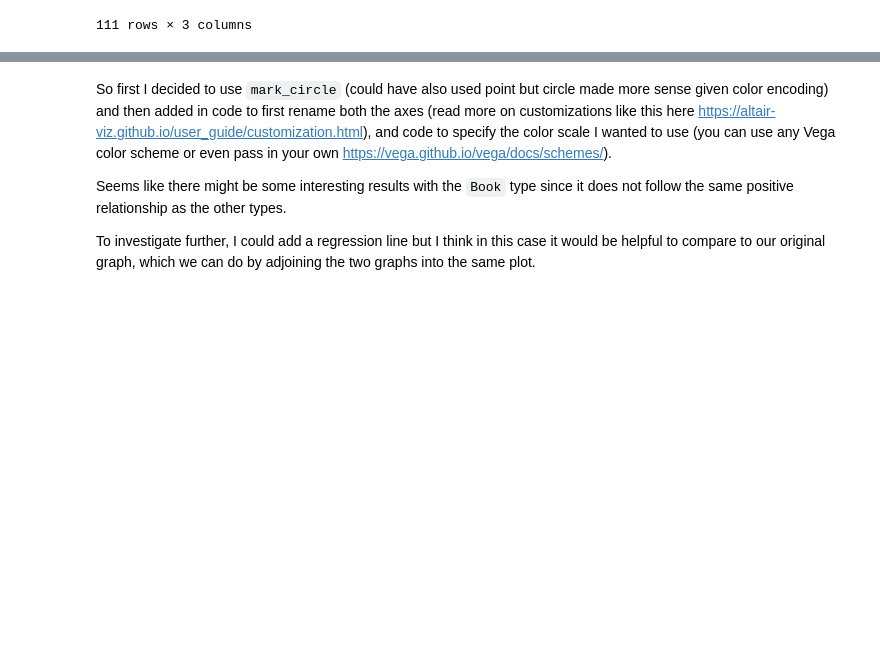
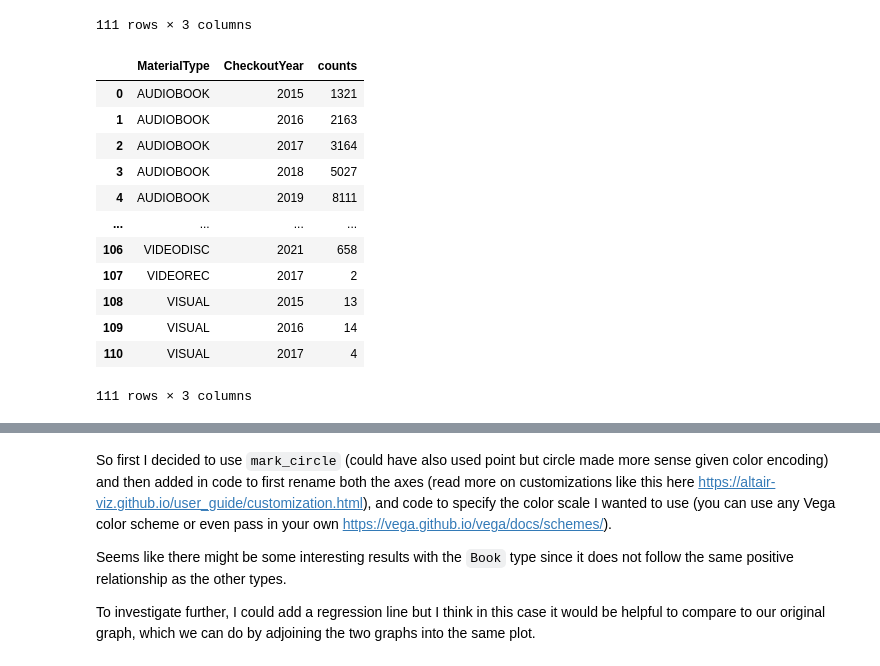
Before and after one commit to ZoeLeBlanc/visualizing_humanities_data_workshop, a Jupyter notebook: Introduction to the Grammar of Graphics and Text Analysis.ipynb, the cells around one changed output, grey strips where cells are left out. Saved outputs shown, nothing was run; the diff lists cells and outputs as text; code cells hidden in the pictures; blank space fills up the shorter version.

```diff
--- a/Introduction to the Grammar of Graphics and Text Analysis.ipynb
+++ b/Introduction to the Grammar of Graphics and Text Analysis.ipynb
@@ -115,6 +116,22 @@ seattle_checkouts
 # Now with this data we could make another bar chart but first the goal was to use something different than bar and second it won't be well suited to the relationship between frequency and availability
 # %%
 # Could we use seattle_material_grouped? How would we use the two dataframes together (hint https://pandas.pydata.org/pandas-docs/stable/user_guide/merging.html)?
+seattle_material_grouped = seattle_df.groupby(['MaterialType', 'CheckoutYear']).size().reset_index(name='counts')
+seattle_material_grouped
+# %% [output]
+|  | MaterialType | CheckoutYear | counts |
+| 0 | AUDIOBOOK | 2015 | 1321 |
+| 1 | AUDIOBOOK | 2016 | 2163 |
+| 2 | AUDIOBOOK | 2017 | 3164 |
+| 3 | AUDIOBOOK | 2018 | 5027 |
+| 4 | AUDIOBOOK | 2019 | 8111 |
+| ... | ... | ... | ... |
+| 106 | VIDEODISC | 2021 | 658 |
+| 107 | VIDEOREC | 2017 | 2 |
+| 108 | VISUAL | 2015 | 13 |
+| 109 | VISUAL | 2016 | 14 |
+| 110 | VISUAL | 2017 | 4 |
+111 rows × 3 columns
 # %%
 seattle_materials_checkouts = pd.merge(seattle_material_grouped, seattle_checkouts, on=['MaterialType', 'CheckoutYear'])
 # %%
```
Also changed, not shown: parts of 12 cells of this notebook, 1 other file.
